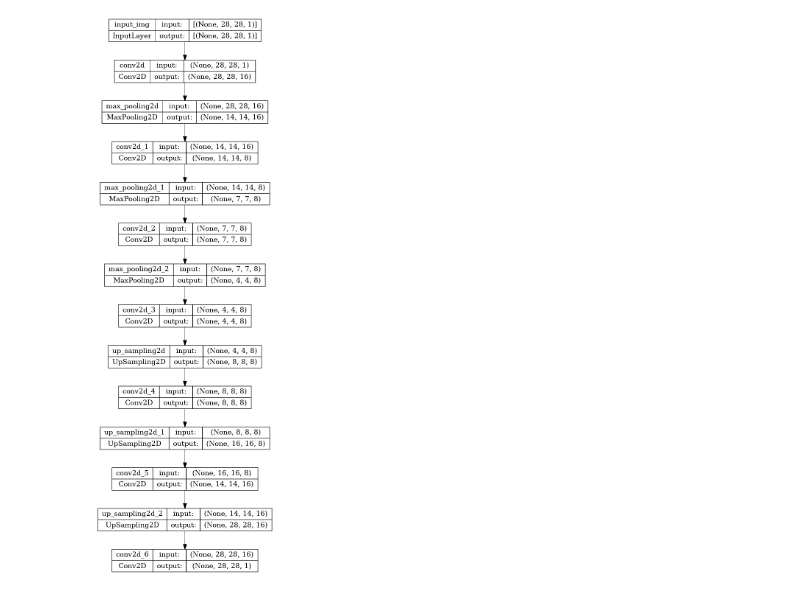
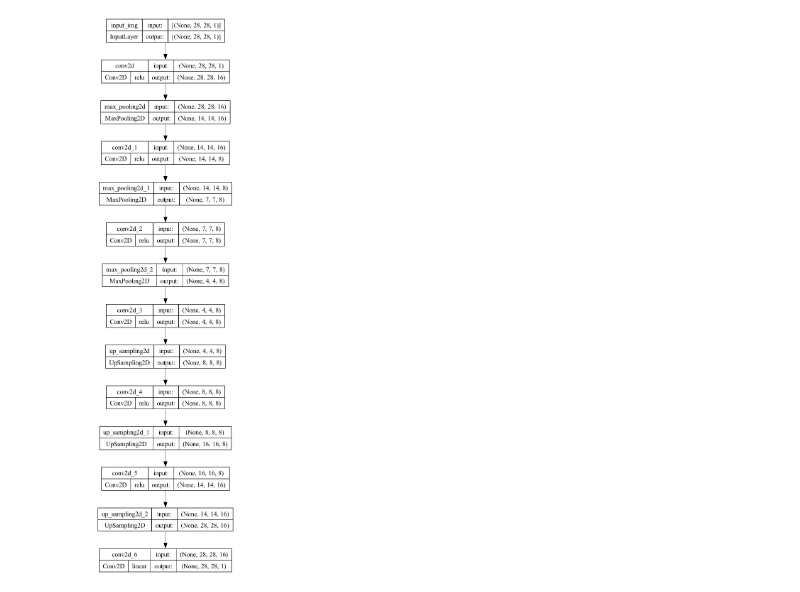
Before and after one commit to socathie/oppai-benchmark, a Jupyter notebook: autoencoder/autoencoder.ipynb, the cells around one changed output. Saved outputs shown, nothing was run; the diff lists cells and outputs as text; code cells hidden in the pictures.

Commit message:
Update model image files

```diff
--- a/autoencoder/autoencoder.ipynb
+++ b/autoencoder/autoencoder.ipynb
@@ -83,11 +83,11 @@ _________________________________________________________________
 # %%
 from tensorflow.keras.utils import plot_model
 
 # plot model and display image
-plot_model(decoder, to_file='decoder.png', show_shapes=True)
-plot_model(autoencoder, to_file='autoencoder.png', show_shapes=True)
+plot_model(decoder, to_file='decoder.png', show_shapes=True, show_layer_activations=True)
+plot_model(autoencoder, to_file='autoencoder.png', show_shapes=True, show_layer_activations=True)
 # %% [output]
-[figure, old version]
+[figure, new version]
 # %%
 # iterate over the layers and export models from first to current layer to h5 files
 for i in range(1, len(autoencoder.layers)):
```
Also changed, not shown: parts of 2 cells of this notebook, 9 other files.
